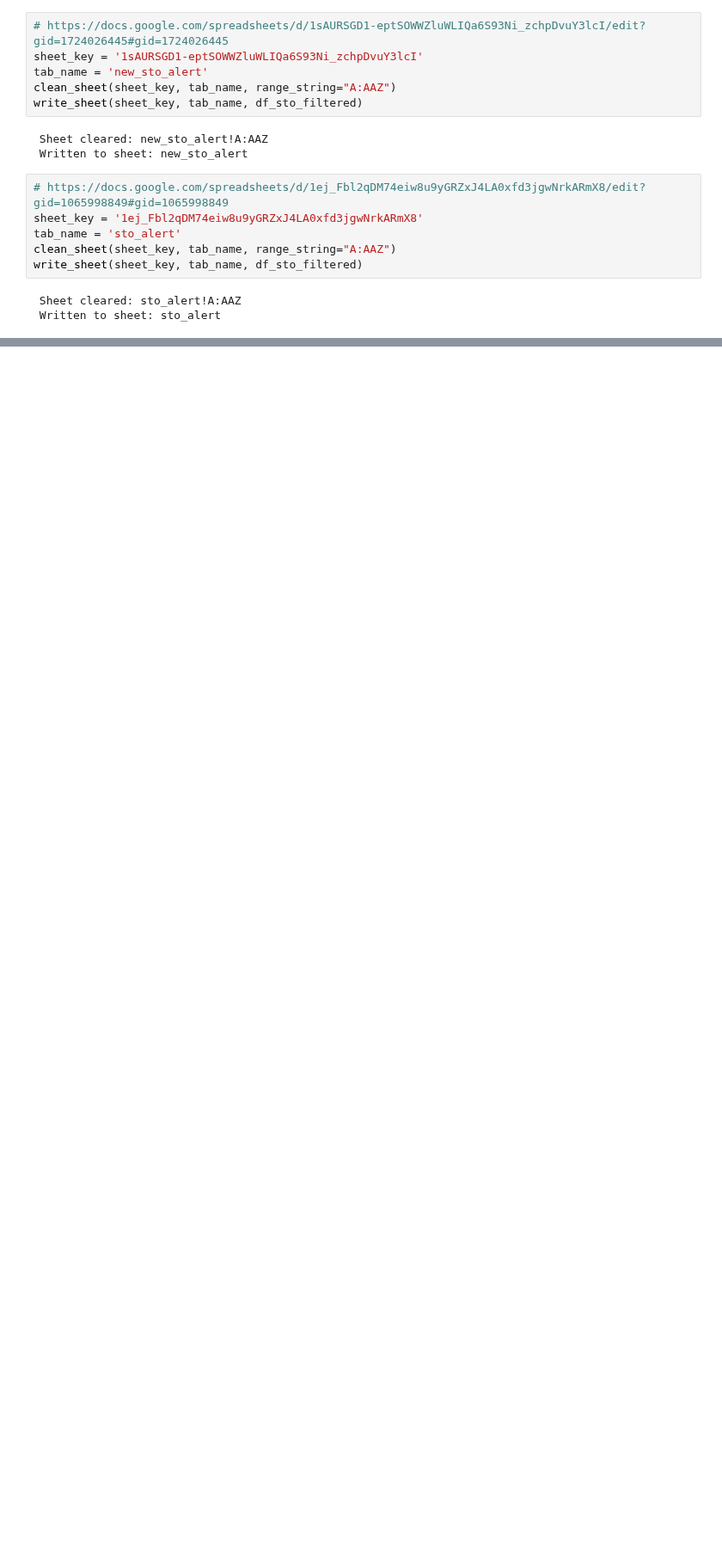
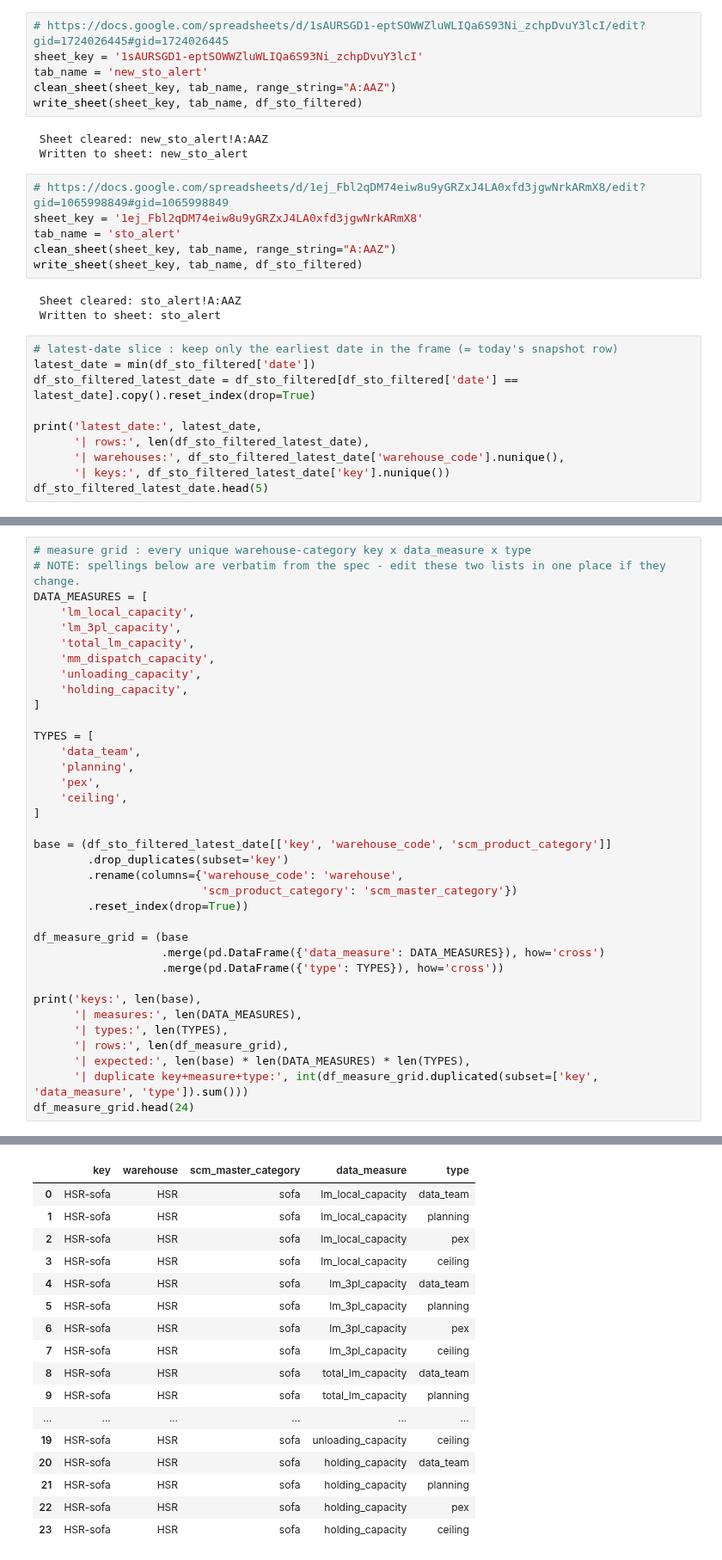
Before and after one commit to ShuvenduPritamWakefit/sto-alert-automation, a Jupyter notebook: daily_sto_alert_fetch.ipynb, the cells around one changed output, grey strips where cells are left out. Shown at 86% size. Drawn from its saved outputs; the diff is of its cells as text; blank space fills up the shorter version.

```diff
--- a/daily_sto_alert_fetch.ipynb
+++ b/daily_sto_alert_fetch.ipynb
@@ -318,3 +327,13 @@ write_sheet(sheet_key, tab_name, df_sto_filtered)
 # %% [output]
  Sheet cleared: sto_alert!A:AAZ
  Written to sheet: sto_alert
+# %%
+# latest-date slice : keep only the earliest date in the frame (= today's snapshot row)
+latest_date = min(df_sto_filtered['date'])
+df_sto_filtered_latest_date = df_sto_filtered[df_sto_filtered['date'] == latest_date].copy().reset_index(drop=True)
+
+print('latest_date:', latest_date,
+      '| rows:', len(df_sto_filtered_latest_date),
+      '| warehouses:', df_sto_filtered_latest_date['warehouse_code'].nunique(),
+      '| keys:', df_sto_filtered_latest_date['key'].nunique())
+df_sto_filtered_latest_date.head(5)
@@ -320,0 +357,37 @@ write_sheet(sheet_key, tab_name, df_sto_filtered)
+# %%
+# measure grid : every unique warehouse-category key x data_measure x type
+# NOTE: spellings below are verbatim from the spec - edit these two lists in one place if they change.
+DATA_MEASURES = [
+    'lm_local_capacity',
+    'lm_3pl_capacity',
+    'total_lm_capacity',
+    'mm_dispatch_capacity',
+    'unloading_capacity',
+    'holding_capacity',
+]
+
+TYPES = [
+    'data_team',
+    'planning',
+    'pex',
+    'ceiling',
+]
+
+base = (df_sto_filtered_latest_date[['key', 'warehouse_code', 'scm_product_category']]
+        .drop_duplicates(subset='key')
+        .rename(columns={'warehouse_code': 'warehouse',
+                         'scm_product_category': 'scm_master_category'})
+        .reset_index(drop=True))
+
+df_measure_grid = (base
+                   .merge(pd.DataFrame({'data_measure': DATA_MEASURES}), how='cross')
+                   .merge(pd.DataFrame({'type': TYPES}), how='cross'))
+
+print('keys:', len(base),
+      '| measures:', len(DATA_MEASURES),
+      '| types:', len(TYPES),
+      '| rows:', len(df_measure_grid),
+      '| expected:', len(base) * len(DATA_MEASURES) * len(TYPES),
+      '| duplicate key+measure+type:', int(df_measure_grid.duplicated(subset=['key', 'data_measure', 'type']).sum()))
+df_measure_grid.head(24)
+# %% [output]
@@ -320,0 +395,17 @@ write_sheet(sheet_key, tab_name, df_sto_filtered)
+|  | key | warehouse | scm_master_category | data_measure | type |
+| 0 | HSR-sofa | HSR | sofa | lm_local_capacity | data_team |
+| 1 | HSR-sofa | HSR | sofa | lm_local_capacity | planning |
+| 2 | HSR-sofa | HSR | sofa | lm_local_capacity | pex |
+| 3 | HSR-sofa | HSR | sofa | lm_local_capacity | ceiling |
+| 4 | HSR-sofa | HSR | sofa | lm_3pl_capacity | data_team |
+| 5 | HSR-sofa | HSR | sofa | lm_3pl_capacity | planning |
+| 6 | HSR-sofa | HSR | sofa | lm_3pl_capacity | pex |
+| 7 | HSR-sofa | HSR | sofa | lm_3pl_capacity | ceiling |
+| 8 | HSR-sofa | HSR | sofa | total_lm_capacity | data_team |
+| 9 | HSR-sofa | HSR | sofa | total_lm_capacity | planning |
+| ... | ... | ... | ... | ... | ... |
+| 19 | HSR-sofa | HSR | sofa | unloading_capacity | ceiling |
+| 20 | HSR-sofa | HSR | sofa | holding_capacity | data_team |
+| 21 | HSR-sofa | HSR | sofa | holding_capacity | planning |
+| 22 | HSR-sofa | HSR | sofa | holding_capacity | pex |
+| 23 | HSR-sofa | HSR | sofa | holding_capacity | ceiling |
```
Also changed, not shown: parts of 32 cells of this notebook.
